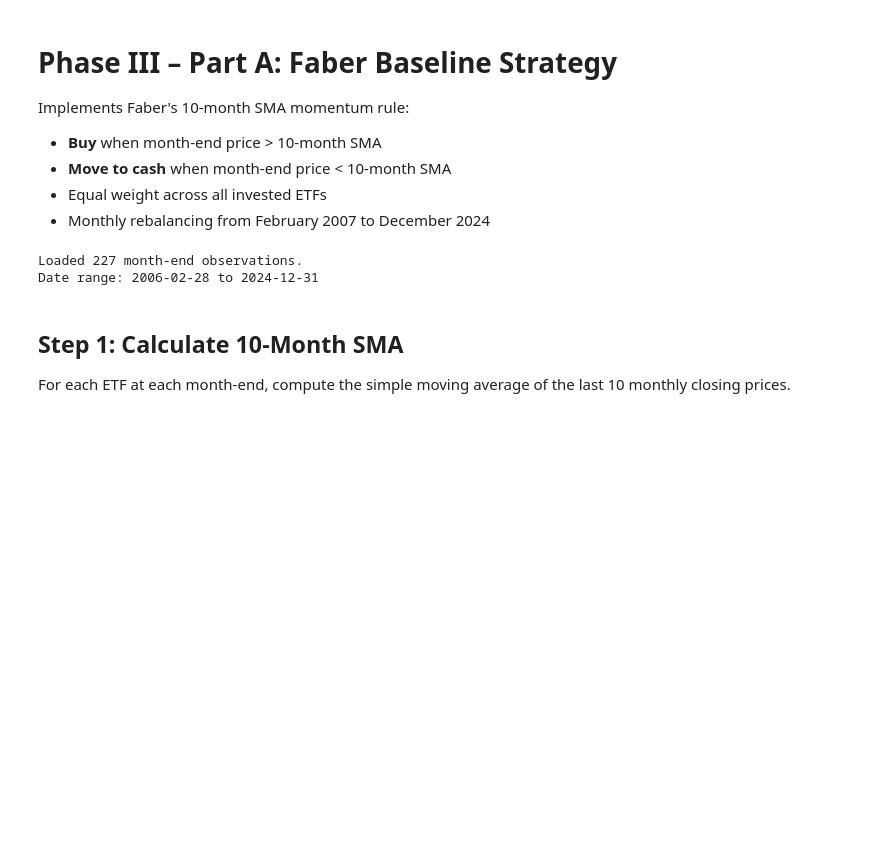
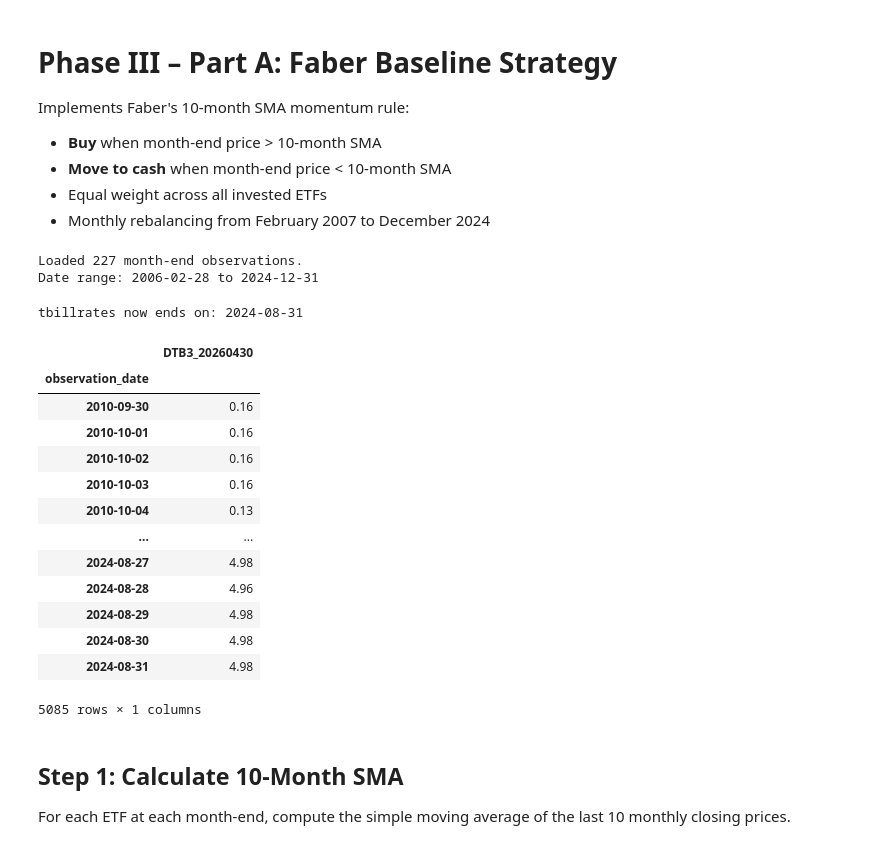
Before and after one commit to tgoneill24/AMS520FinalProject, a Jupyter notebook: faber_baseline.ipynb, the cells around one changed output. Saved outputs shown, nothing was run; the diff lists cells and outputs as text; code cells hidden in the pictures; blank space fills up the shorter version.

```diff
--- a/faber_baseline.ipynb
+++ b/faber_baseline.ipynb
@@ -22,3 +24,32 @@ Date range: 2006-02-28 to 2024-12-31
+# %%
+# 1. Create a range that explicitly goes up to your backtest end date
+# This ensures 2024-08-31 exists in the index even if the CSV ends early
+all_days = pd.date_range(start=tbillrates.index.min(), end=BACKTEST_END, freq='D')
+
+# 2. Reindex to this extended range and fill missing values forward
+tbillrates = tbillrates.reindex(all_days).ffill()
+
+# 3. Standardize name
+tbillrates.index.name = 'observation_date'
+# %% [output]
+tbillrates now ends on: 2024-08-31
+# %%
+tbillrates
+# %% [output]
+|  | DTB3_20260430 |
+| observation_date |  |
+| 2010-09-30 | 0.16 |
+| 2010-10-01 | 0.16 |
+| 2010-10-02 | 0.16 |
+| 2010-10-03 | 0.16 |
+| 2010-10-04 | 0.13 |
+| ... | ... |
+| 2024-08-27 | 4.98 |
+| 2024-08-28 | 4.96 |
+| 2024-08-29 | 4.98 |
+| 2024-08-30 | 4.98 |
+| 2024-08-31 | 4.98 |
+5085 rows × 1 columns
 # %% [markdown]
 ## Step 1: Calculate 10-Month SMA
 For each ETF at each month-end, compute the simple moving average of the last 10 monthly closing prices.
```
Also changed, not shown: parts of 5 cells of this notebook.
